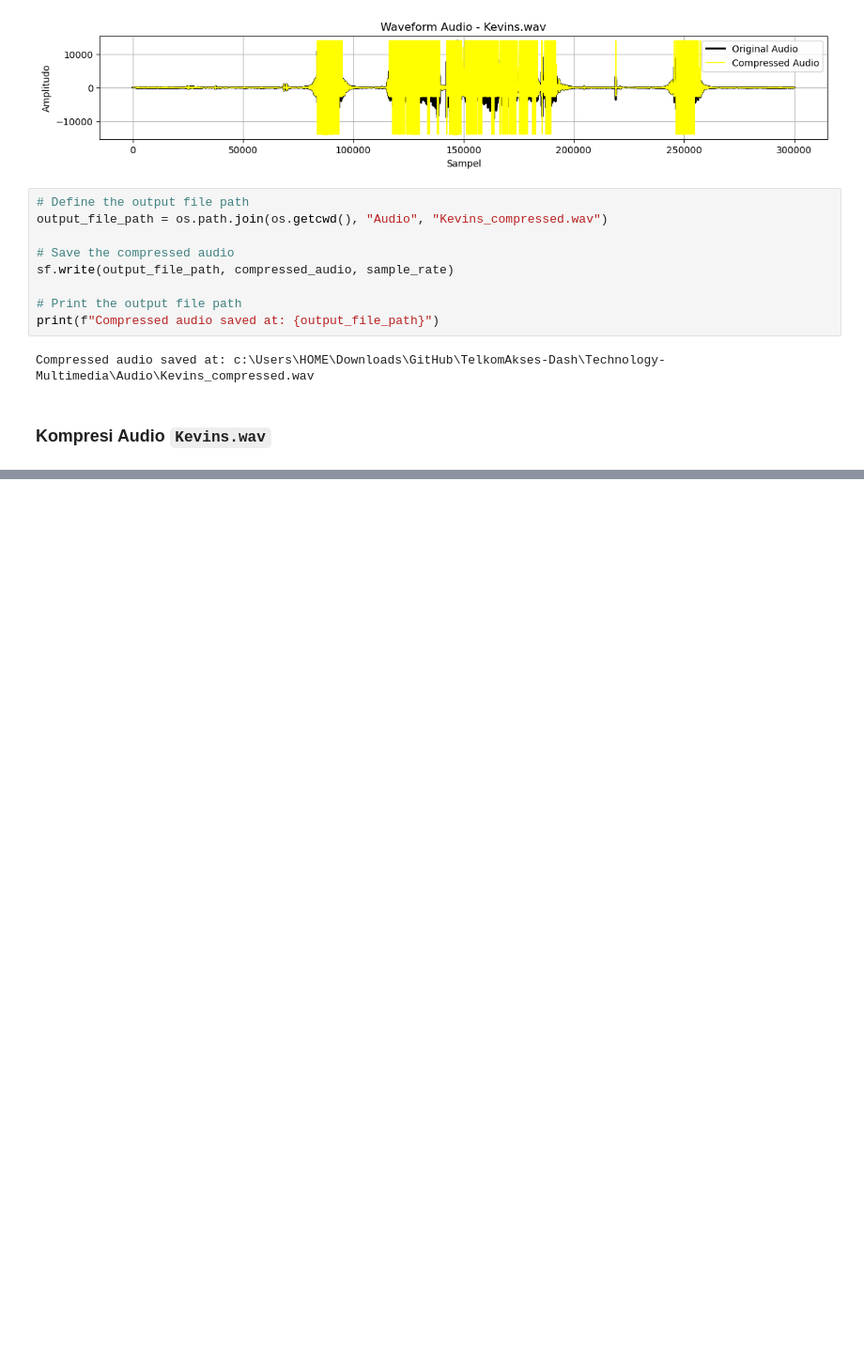
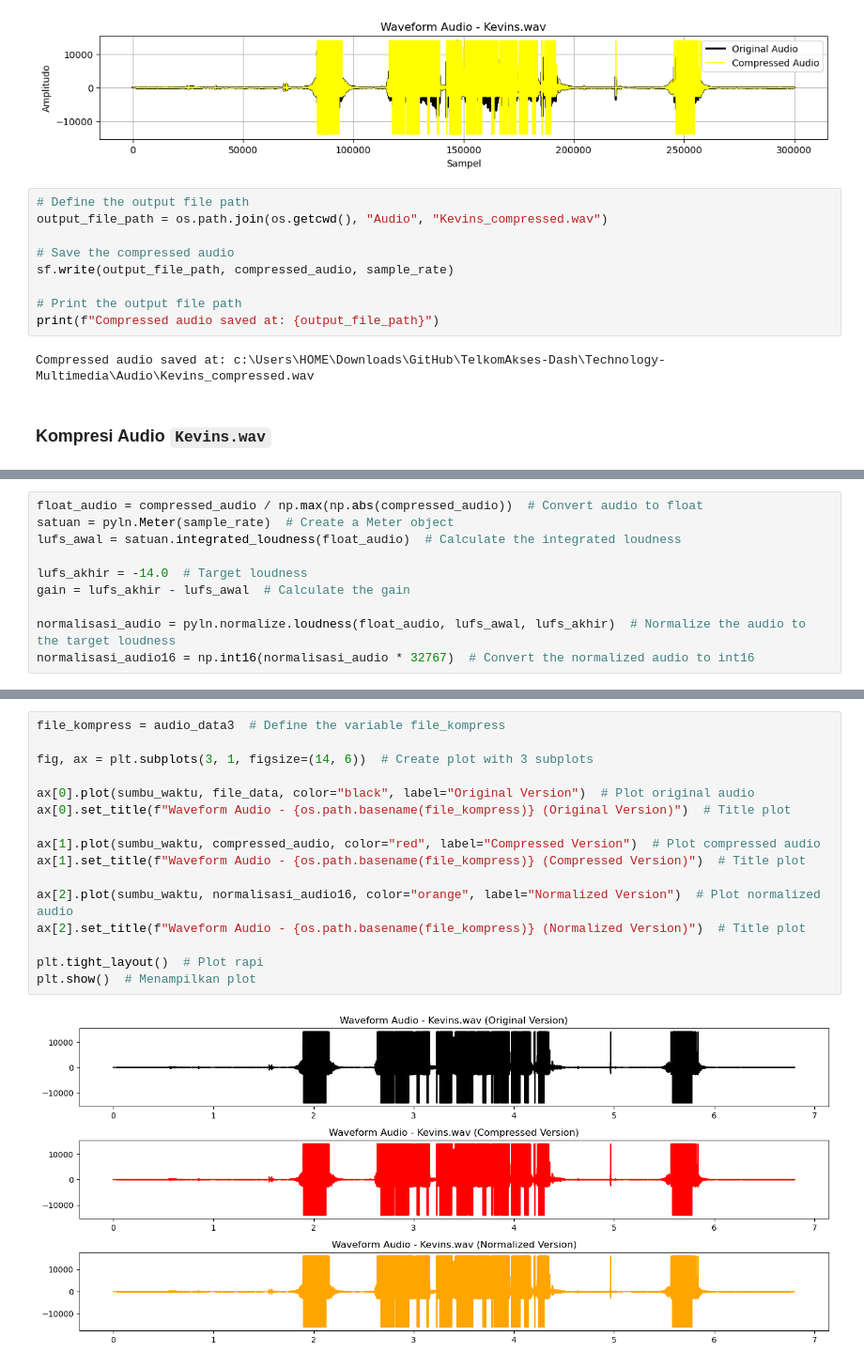
Before and after one commit to kevinsimorangkir21/Digital-Signal-Processing, a Jupyter notebook: 121140150_HO 1.ipynb, the cells around one changed output, grey strips where cells are left out. Shown at 94% size. Cells and saved outputs as stored; diff of their text form; blank space fills up the shorter version.

```diff
--- a/121140150_HO 1.ipynb
+++ b/121140150_HO 1.ipynb
@@ -826,0 +856,10 @@ ModuleNotFoundError: No module named 'pyloudnorm'
+# %%
+float_audio = compressed_audio / np.max(np.abs(compressed_audio))  # Convert audio to float
+satuan = pyln.Meter(sample_rate)  # Create a Meter object
+lufs_awal = satuan.integrated_loudness(float_audio)  # Calculate the integrated loudness
+
+lufs_akhir = -14.0  # Target loudness
+gain = lufs_akhir - lufs_awal  # Calculate the gain
+
+normalisasi_audio = pyln.normalize.loudness(float_audio, lufs_awal, lufs_akhir)  # Normalize the audio to the target loudness
+normalisasi_audio16 = np.int16(normalisasi_audio * 32767)  # Convert the normalized audio to int16
@@ -826,0 +876,18 @@ ModuleNotFoundError: No module named 'pyloudnorm'
+# %%
+file_kompress = audio_data3  # Define the variable file_kompress
+
+fig, ax = plt.subplots(3, 1, figsize=(14, 6))  # Create plot with 3 subplots
+
+ax[0].plot(sumbu_waktu, file_data, color="black", label="Original Version")  # Plot original audio
+ax[0].set_title(f"Waveform Audio - {os.path.basename(file_kompress)} (Original Version)")  # Title plot
+
+ax[1].plot(sumbu_waktu, compressed_audio, color="red", label="Compressed Version")  # Plot compressed audio
+ax[1].set_title(f"Waveform Audio - {os.path.basename(file_kompress)} (Compressed Version)")  # Title plot
+
+ax[2].plot(sumbu_waktu, normalisasi_audio16, color="orange", label="Normalized Version")  # Plot normalized audio
+ax[2].set_title(f"Waveform Audio - {os.path.basename(file_kompress)} (Normalized Version)")  # Title plot
+
+plt.tight_layout()  # Plot rapi
+plt.show()  # Menampilkan plot
+# %% [output]
+[figure, added]
```
Also changed, not shown: parts of 6 cells of this notebook.
